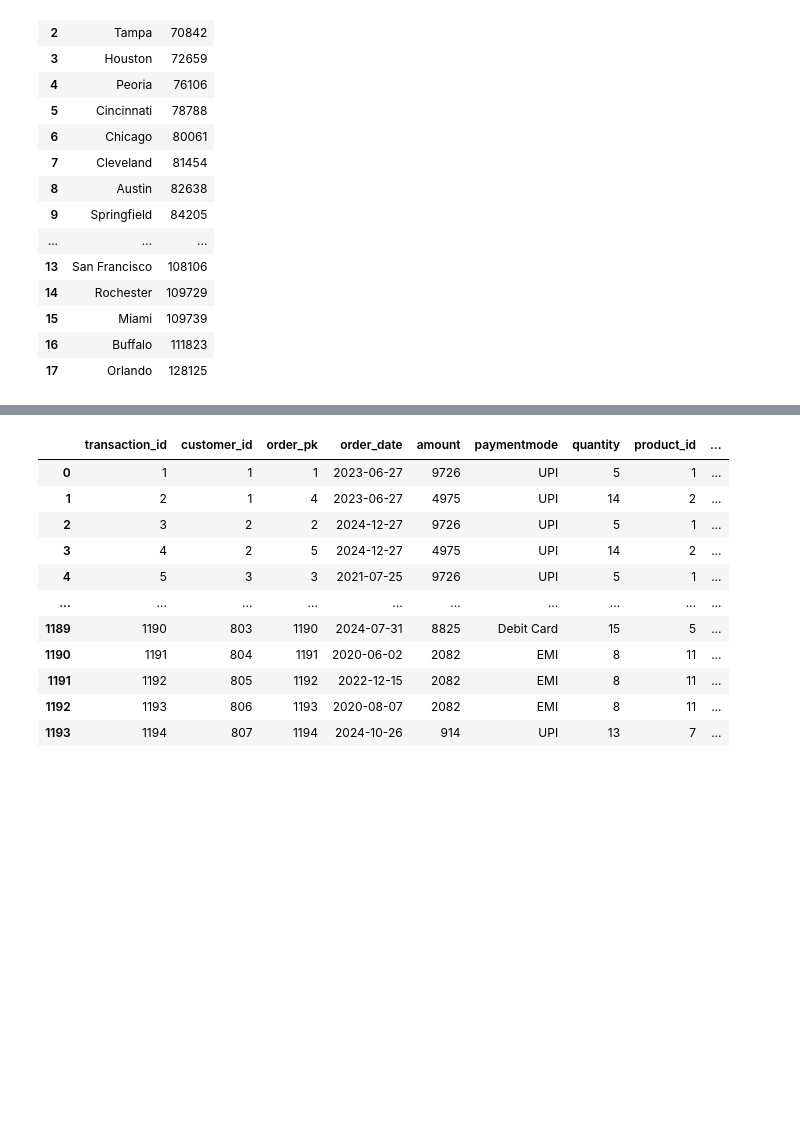
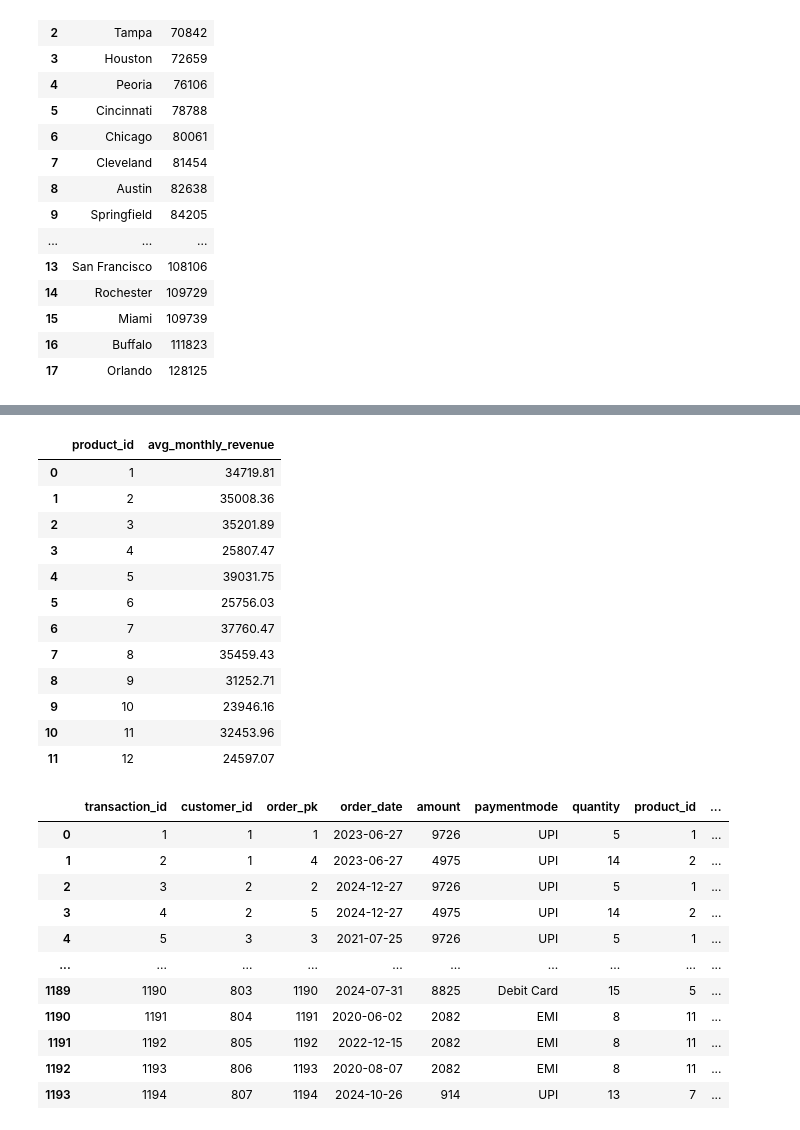
Before and after one commit to Adewaleilesanmi001/Platform-for-Strategic-Retail-Decisions, a Jupyter notebook: sales_intelligence.ipynb, the cells around one changed output, grey strips where cells are left out. Saved outputs shown, nothing was run; the diff lists cells and outputs as text; code cells hidden in the pictures; blank space fills up the shorter version.

```diff
--- a/sales_intelligence.ipynb
+++ b/sales_intelligence.ipynb
@@ -446,3 +491,23 @@ Name: revenue, dtype: float64
+# %%
+ # Calculate average monthly revenue per product
+avg_monthly_sales = monthly_sales.groupby('product_id')['revenue'].mean().round(2).reset_index()
+avg_monthly_sales.rename(columns={'revenue': 'avg_monthly_revenue'}, inplace=True)
+
+avg_monthly_sales
+# %% [output]
+|  | product_id | avg_monthly_revenue |
+| 0 | 1 | 34719.81 |
+| 1 | 2 | 35008.36 |
+| 2 | 3 | 35201.89 |
+| 3 | 4 | 25807.47 |
+| 4 | 5 | 39031.75 |
+| 5 | 6 | 25756.03 |
+| 6 | 7 | 37760.47 |
+| 7 | 8 | 35459.43 |
+| 8 | 9 | 31252.71 |
+| 9 | 10 | 23946.16 |
+| 10 | 11 | 32453.96 |
+| 11 | 12 | 24597.07 |
 # %%
 df_fact_table
 # %% [output]
```
Also changed, not shown: parts of 6 cells of this notebook, 7 other files.
